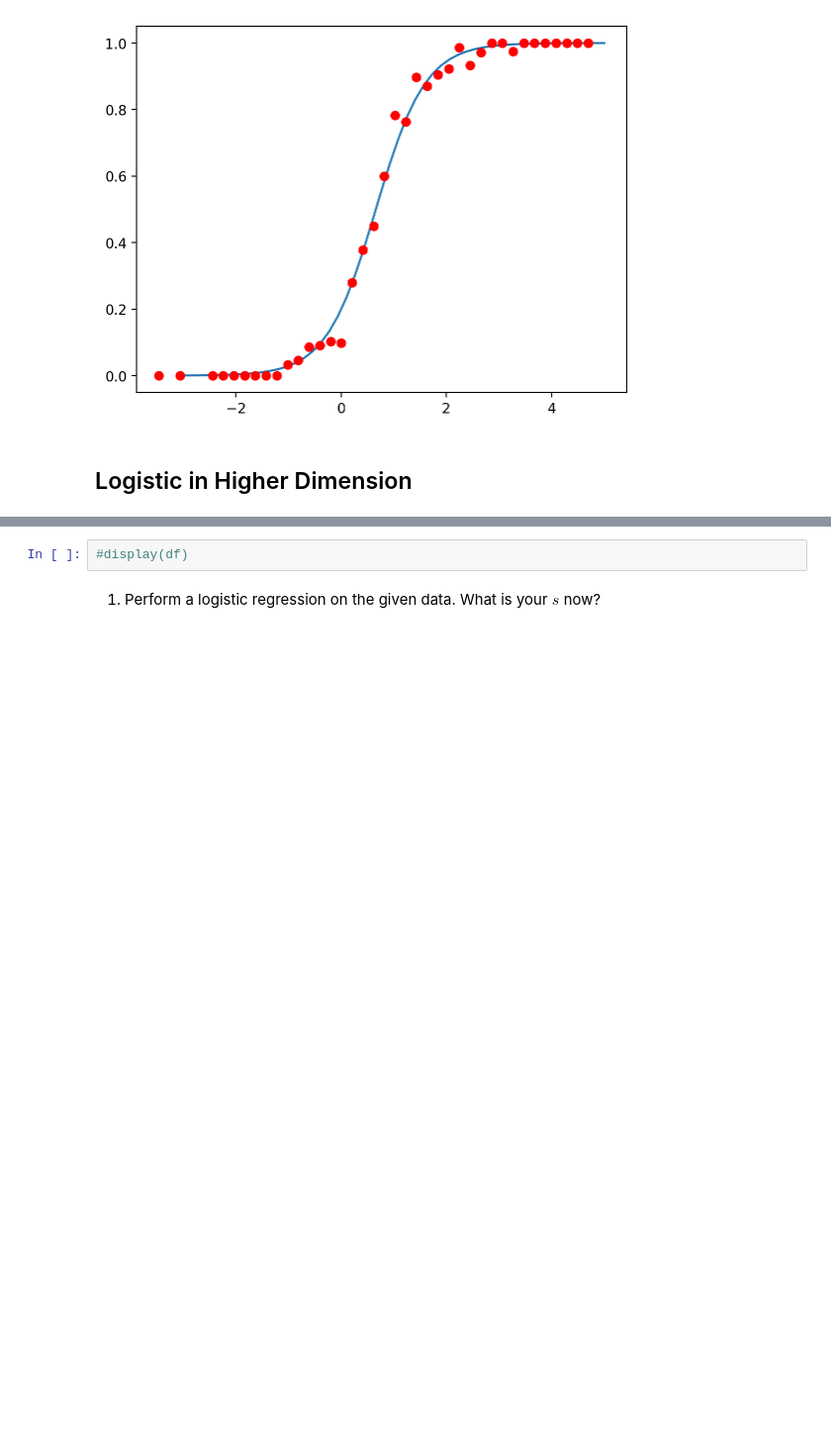
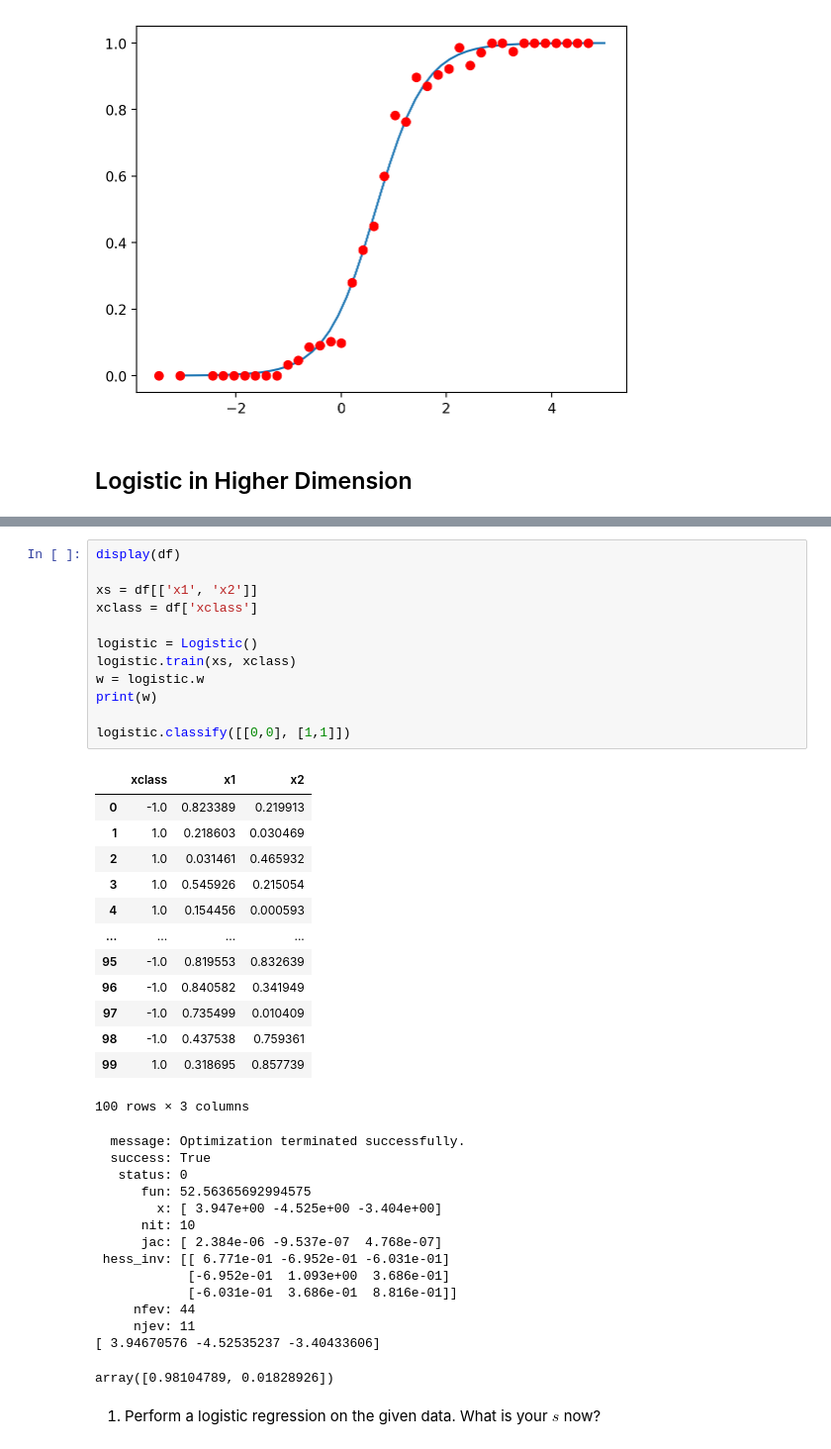
Before and after one commit to muic-pattern-rekt-2018/Exercise02-Logistic-Regression, a Jupyter notebook: Exercise 2 Logistic Regression.ipynb, the cells around one changed output, grey strips where cells are left out. Shown at 99% size. Drawn from its saved outputs; the diff is of its cells as text; blank space fills up the shorter version.

```diff
--- a/Exercise 2 Logistic Regression.ipynb
+++ b/Exercise 2 Logistic Regression.ipynb
@@ -294,4 +306,42 @@ df = pd.DataFrame(data=pad_xs.T, columns=('xclass', 'x1', 'x2'))
-# %%
-#display(df)
+# %%
+display(df)
+
+xs = df[['x1', 'x2']]
+xclass = df['xclass']
+
+logistic = Logistic()
+logistic.train(xs, xclass)
+w = logistic.w
+print(w)
+
+logistic.classify([[0,0], [1,1]])
+# %% [output]
+|  | xclass | x1 | x2 |
+| 0 | -1.0 | 0.823389 | 0.219913 |
+| 1 | 1.0 | 0.218603 | 0.030469 |
+| 2 | 1.0 | 0.031461 | 0.465932 |
+| 3 | 1.0 | 0.545926 | 0.215054 |
+| 4 | 1.0 | 0.154456 | 0.000593 |
+| ... | ... | ... | ... |
+| 95 | -1.0 | 0.819553 | 0.832639 |
+| 96 | -1.0 | 0.840582 | 0.341949 |
+| 97 | -1.0 | 0.735499 | 0.010409 |
+| 98 | -1.0 | 0.437538 | 0.759361 |
+| 99 | 1.0 | 0.318695 | 0.857739 |
+100 rows × 3 columns
+  message: Optimization terminated successfully.
+  success: True
+   status: 0
+      fun: 52.56365692994575
+        x: [ 3.947e+00 -4.525e+00 -3.404e+00]
+      nit: 10
+      jac: [ 2.384e-06 -9.537e-07  4.768e-07]
+ hess_inv: [[ 6.771e-01 -6.952e-01 -6.031e-01]
+            [-6.952e-01  1.093e+00  3.686e-01]
+            [-6.031e-01  3.686e-01  8.816e-01]]
+     nfev: 44
+     njev: 11
+[ 3.94670576 -4.52535237 -3.40433606]
+array([0.98104789, 0.01828926])
 # %% [markdown]
 1) Perform a logistic regression on the given data. What is your $s$ now?
```
Also changed, not shown: parts of 6 cells of this notebook.
